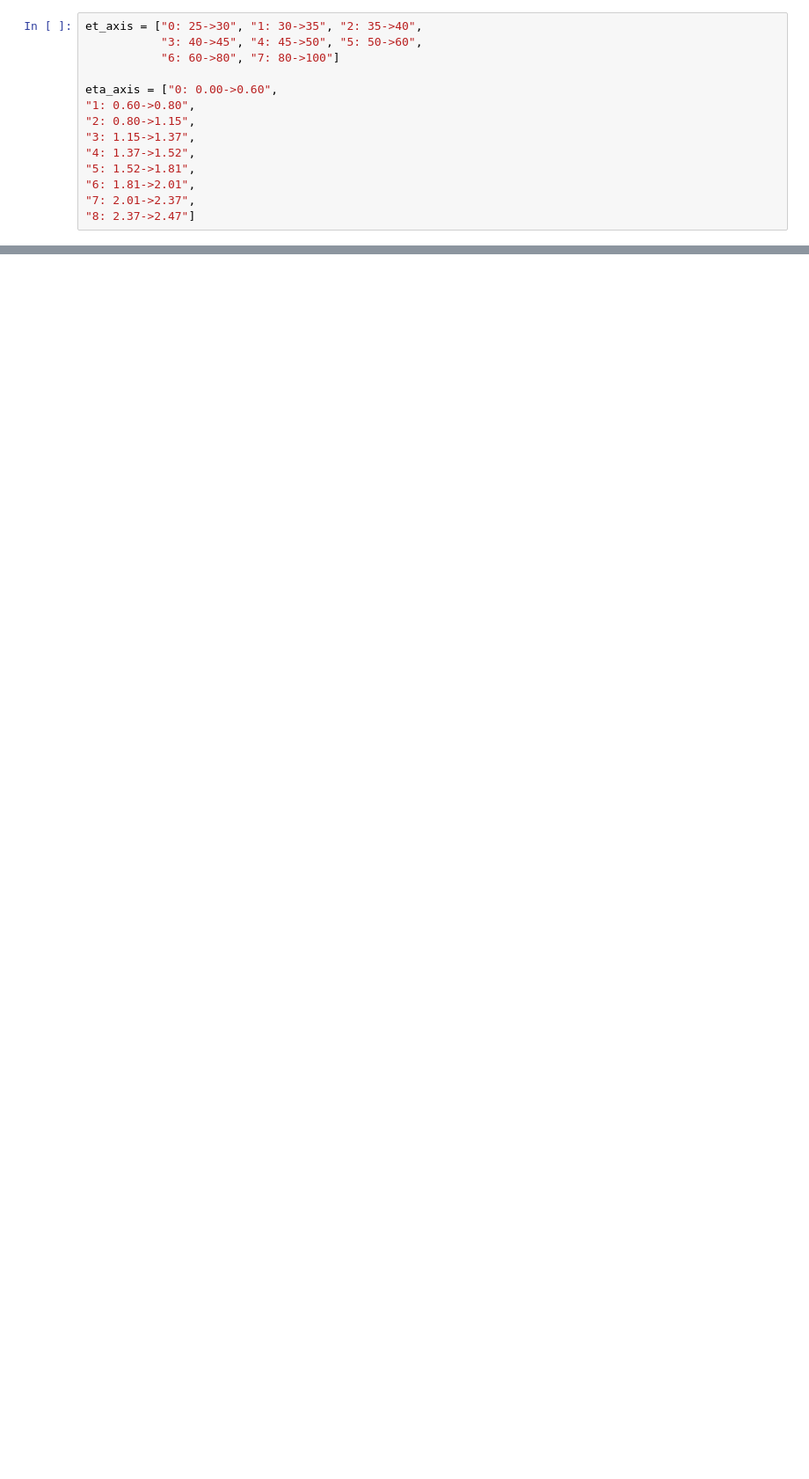
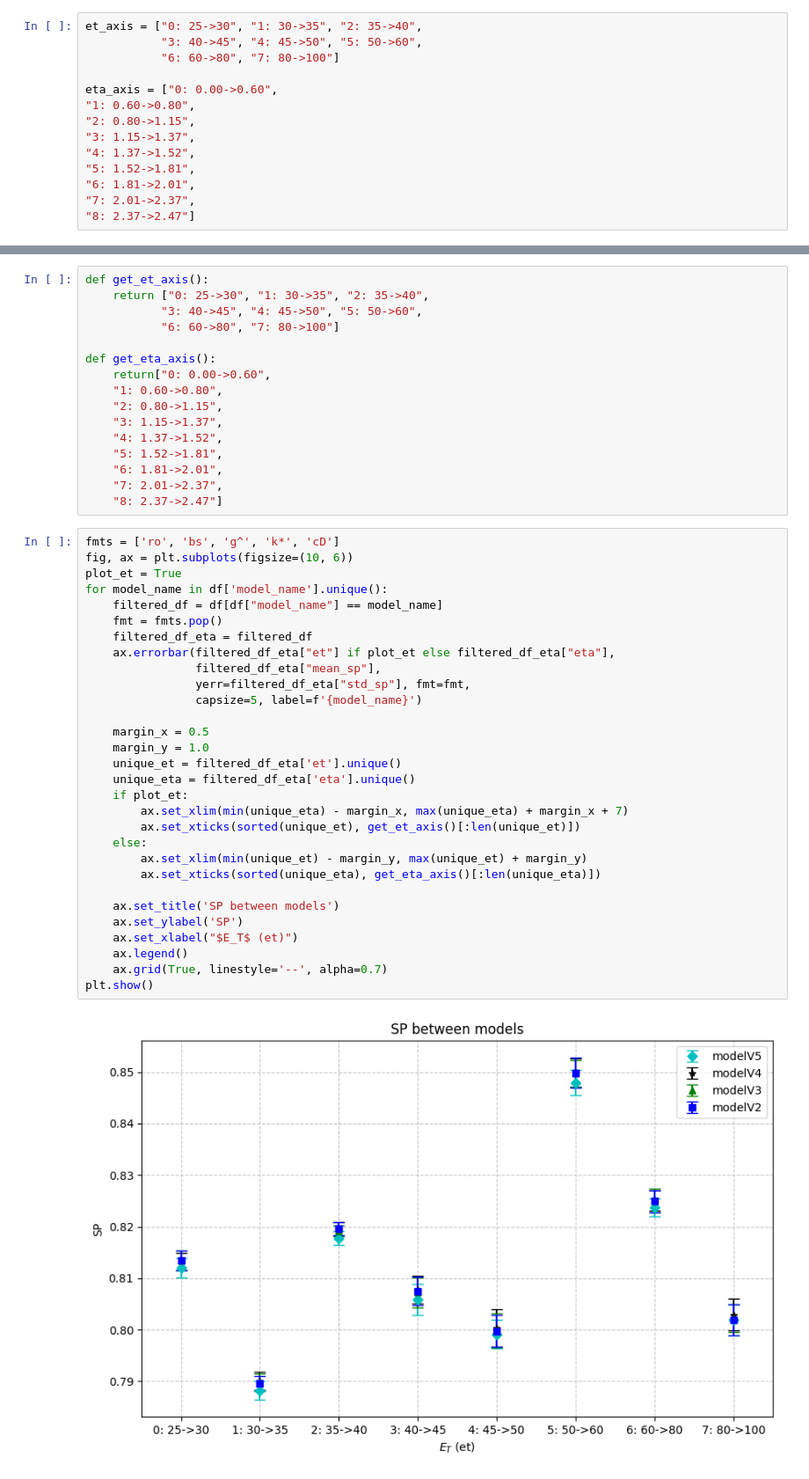
Before and after one commit to Pedrofran682/egamma_master, a Jupyter notebook: notebooks/metrics.ipynb, the cells around one changed output, grey strips where cells are left out. Shown at 88% size. Drawn from its saved outputs; the diff is of its cells as text; blank space fills up the shorter version.

```diff
--- a/notebooks/metrics.ipynb
+++ b/notebooks/metrics.ipynb
@@ -165,0 +166,48 @@ for model_name in df['model_name'].unique():
+# %%
+def get_et_axis():
+    return ["0: 25->30", "1: 30->35", "2: 35->40",
+           "3: 40->45", "4: 45->50", "5: 50->60",
+           "6: 60->80", "7: 80->100"]
+
+def get_eta_axis():
+    return["0: 0.00->0.60",
+    "1: 0.60->0.80",
+    "2: 0.80->1.15",
+    "3: 1.15->1.37",
+    "4: 1.37->1.52",
+    "5: 1.52->1.81",
+    "6: 1.81->2.01",
+    "7: 2.01->2.37",
+    "8: 2.37->2.47"]
+# %%
+fmts = ['ro', 'bs', 'g^', 'k*', 'cD']
+fig, ax = plt.subplots(figsize=(10, 6))
+plot_et = True
+for model_name in df['model_name'].unique():
+    filtered_df = df[df["model_name"] == model_name]
+    fmt = fmts.pop()
+    filtered_df_eta = filtered_df
+    ax.errorbar(filtered_df_eta["et"] if plot_et else filtered_df_eta["eta"],
+                filtered_df_eta["mean_sp"],
+                yerr=filtered_df_eta["std_sp"], fmt=fmt,
+                capsize=5, label=f'{model_name}')
+
+    margin_x = 0.5
+    margin_y = 1.0
+    unique_et = filtered_df_eta['et'].unique()
+    unique_eta = filtered_df_eta['eta'].unique()
+    if plot_et:
+        ax.set_xlim(min(unique_eta) - margin_x, max(unique_eta) + margin_x + 7)
+        ax.set_xticks(sorted(unique_et), get_et_axis()[:len(unique_et)])
+    else:
+        ax.set_xlim(min(unique_et) - margin_y, max(unique_et) + margin_y)
+        ax.set_xticks(sorted(unique_eta), get_eta_axis()[:len(unique_eta)])
+
+    ax.set_title('SP between models')
+    ax.set_ylabel('SP')
+    ax.set_xlabel("$E_T$ (et)")
+    ax.legend()
+    ax.grid(True, linestyle='--', alpha=0.7)
+plt.show()
+# %% [output]
+[figure, added]
```
Also changed, not shown: parts of 2 cells of this notebook, 4 other files.
